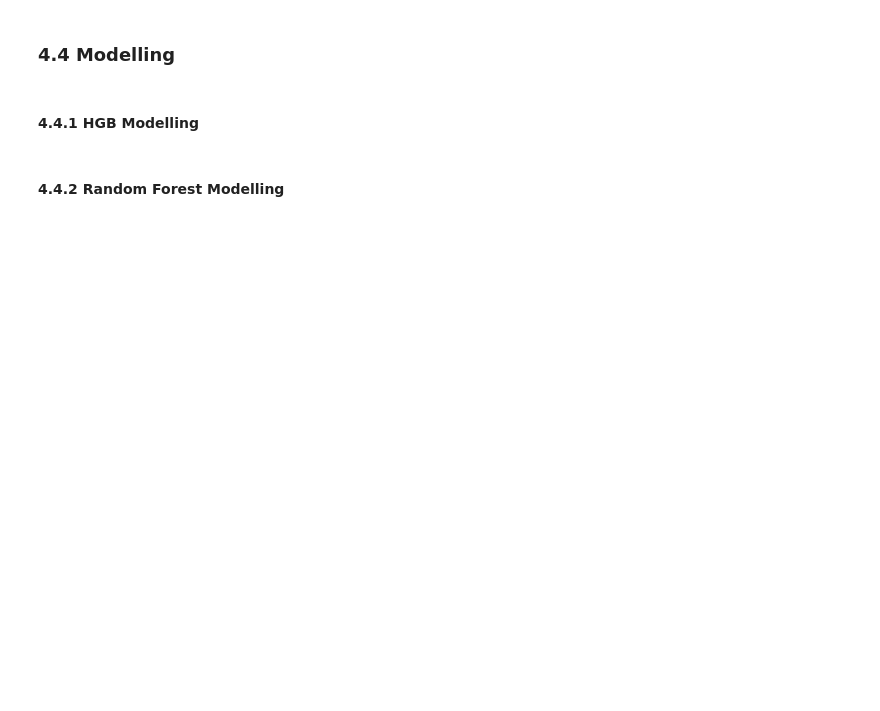
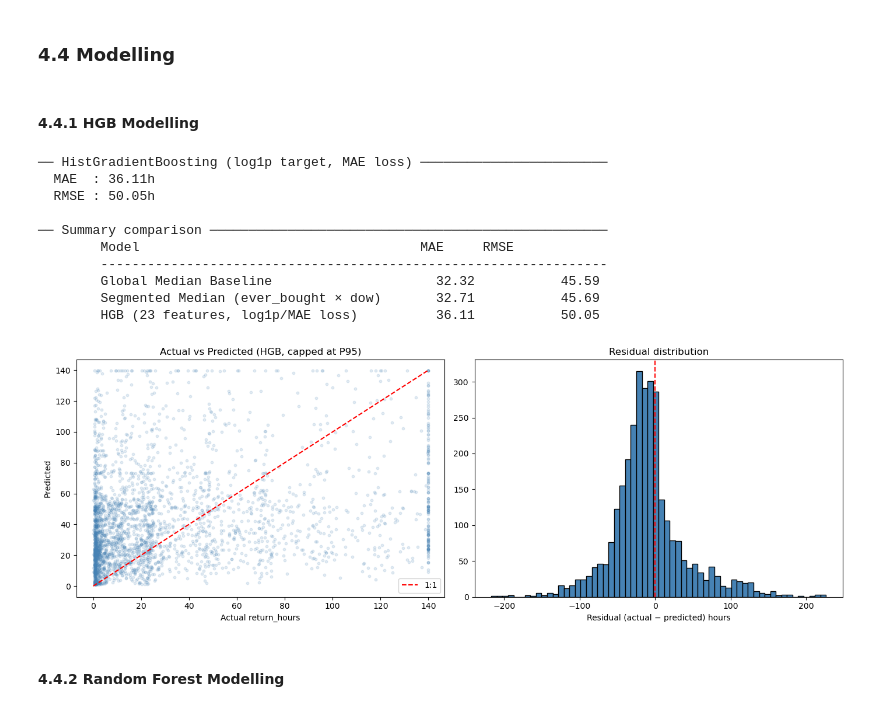
Before and after one commit to udit-asopa/data-science-assignment-nosto, a Jupyter notebook: interview-task.ipynb, the cells around one changed output. Drawn from its saved outputs; the diff is of its cells as text; code cells hidden in the pictures; blank space fills up the shorter version.

```diff
--- a/interview-task.ipynb
+++ b/interview-task.ipynb
@@ -55,25 +71,18 @@ def process_product_columns(
 product_columns = ["viewed_products", "bought_products", "put_in_cart_products"]
 visits = process_product_columns(visits, product_columns)
 # %%
-## Modify the datetime columns to add start datetime column as well as columns for hour, dow
+# Convert end timestamp to datetime; derive start_dt and extract hour/dayofweek features
 
-# Convert end timestamp to datetime and extract features
 visits["end_dt"] = pd.to_datetime(visits["end"], unit="ms", utc=False)
 visits["end_dt"] = visits["end_dt"].dt.floor("10ms")
-visits["end_hour"] = visits["end_dt"].dt.hour
-visits["end_dayofweek"] = visits["end_dt"].dt.dayofweek + 1  # 1=Mon
-visits["end_date"] = visits["end_dt"].dt.date
 
-# Create start_dt from end_dt and time_spent_in_minutes, and extract features
+# time_spent_in_minutes is a duration → convert to timedelta to back-compute start_dt
 visits["time_spent_in_minutes"] = pd.to_timedelta(visits["time_spent_in_minutes"], unit="m")
-
-# Note: time_spent_in_minutes is a duration, so we convert it to timedelta before subtracting from end_dt to get start_dt
 visits["start_dt"] = visits["end_dt"] - visits["time_spent_in_minutes"]
 visits["start_dt"] = visits["start_dt"].dt.floor("10ms")
 visits["start_hour"] = visits["start_dt"].dt.hour
-visits["start_dayofweek"] = visits["start_dt"].dt.dayofweek + 1 # 1=Mon ... 7=Sun
-visits["start_date"] = visits["start_dt"].dt.date
+visits["start_dayofweek"] = visits["start_dt"].dt.dayofweek + 1  # 1=Mon, 7=Sun
 
-print("Data Type of each column in whole dataframe after data cleaning:\n")
+print("Data types after datetime extraction:\n")
 updated_data_types = visits.dtypes
 print(updated_data_types)
@@ -419,13 +518,10 @@ feature_engineered_df["cumulative_bought_visits"] = \
         .cumsum() \
         .astype(int)
 
-# visit sequence
-feature_engineered_df["past_visits_count"] = feature_engineered_df["visit_counter_index"]
-
 # cumulative buy rate
 feature_engineered_df["cumulative_buy_rate"] = \
         (feature_engineered_df["cumulative_bought_visits"] /
-         feature_engineered_df["past_visits_count"]
-        ).where(feature_engineered_df["past_visits_count"] > 0)
+         feature_engineered_df["visit_counter_index"]
+        ).where(feature_engineered_df["visit_counter_index"] > 0)
 
 feature_engineered_df.head()
@@ -432,11 +535,11 @@ feature_engineered_df.head()
 # %%
 # lag features
-feature_engineered_df["prev_end_dt"]       = feature_engineered_df.groupby("customer_id")["end_dt"].shift(1)
+prev_end_dt = feature_engineered_df.groupby("customer_id")["end_dt"].shift(1)
 feature_engineered_df["prev_time_spent"]   = feature_engineered_df.groupby("customer_id")["time_spent_in_minutes"].shift(1)
 feature_engineered_df["prev_search_count"] = feature_engineered_df.groupby("customer_id")["num_of_times_search_was_used"].shift(1)
 feature_engineered_df["prev_viewed_count"] = feature_engineered_df.groupby("customer_id")["total_viewed_products"].shift(1)
 feature_engineered_df["prev_bought"]       = feature_engineered_df.groupby("customer_id")["visit_bought_flag"    ].shift(1).astype(float)
-feature_engineered_df["prev_gap_hours"]    = ((feature_engineered_df["start_dt"] - feature_engineered_df["prev_end_dt"]
+feature_engineered_df["prev_gap_hours"]    = ((feature_engineered_df["start_dt"] - prev_end_dt
                                                ).dt.total_seconds() /3600
                                              ).clip(lower=0)
 
@@ -685,34 +848,46 @@ preds_hgb = np.expm1(preds_log).clip(min=0)
 print("── HistGradientBoosting (log1p target, MAE loss) ────────────────────────")
 print(f"  MAE  : {mae(y_val, preds_hgb):.2f}h")
 print(f"  RMSE : {rmse(y_val, preds_hgb):.2f}h")
 
 # check if the val period just has a different distribution than train
 print("\n── Summary comparison ───────────────────────────────────────────────────")
 print(f"\t{'Model':<35} {'MAE':>8} {'RMSE':>8}")
 print(f"\t{'-'*65}")
 print(f"\t{'Global Median Baseline':<35}\t{mae(y_val, baseline_preds):>8.2f}\t{rmse(y_val, baseline_preds):>8.2f}")
 print(f"\t{'Segmented Median (ever_bought × dow)':<35}\t{mae(y_val, seg_preds):>8.2f}\t{rmse(y_val, seg_preds):>8.2f}")
 print(f"\t{'HGB (23 features, log1p/MAE loss)':<35}\t{mae(y_val, preds_hgb):>8.2f}\t{rmse(y_val, preds_hgb):>8.2f}")
 
 # Actual vs predicted scatter (validation set)
 fig, axes = plt.subplots(1, 2, figsize=(14, 5))
 cap_plot = np.percentile(y_val, 95)
 
 axes[0].scatter(y_val.clip(upper=cap_plot), preds_hgb.clip(max=cap_plot),
                 alpha=0.15, s=10, color="steelblue")
-axes[0].plot([0, cap_plot], [0, cap_plot], "r--", linewidth=1.5, label="perfect")
+axes[0].plot([0, cap_plot], [0, cap_plot], "r--", linewidth=1.5, label="1:1")
 axes[0].set_xlabel("Actual return_hours"); axes[0].set_ylabel("Predicted")
 axes[0].set_title("Actual vs Predicted (HGB, capped at P95)")
 axes[0].legend()
 
 residuals = y_val.values - preds_hgb
 axes[1].hist(residuals, bins=60, edgecolor="k", color="steelblue")
 axes[1].axvline(0, color="red", linestyle="--")
 axes[1].set_xlabel("Residual (actual − predicted) hours")
 axes[1].set_title("Residual distribution")
 
 plt.tight_layout()
 plt.show()
+# %% [output]
+── HistGradientBoosting (log1p target, MAE loss) ────────────────────────
+  MAE  : 36.11h
+  RMSE : 50.05h
+
+── Summary comparison ───────────────────────────────────────────────────
+        Model                                    MAE     RMSE
+        -----------------------------------------------------------------
+        Global Median Baseline                     32.32           45.59
+        Segmented Median (ever_bought × dow)       32.71           45.69
+        HGB (23 features, log1p/MAE loss)          36.11           50.05
+[figure, added]
 # %% [markdown]
 #### 4.4.2 Random Forest Modelling
 # %%
```
Also changed, not shown: parts of 27 cells of this notebook, 13 other files.
